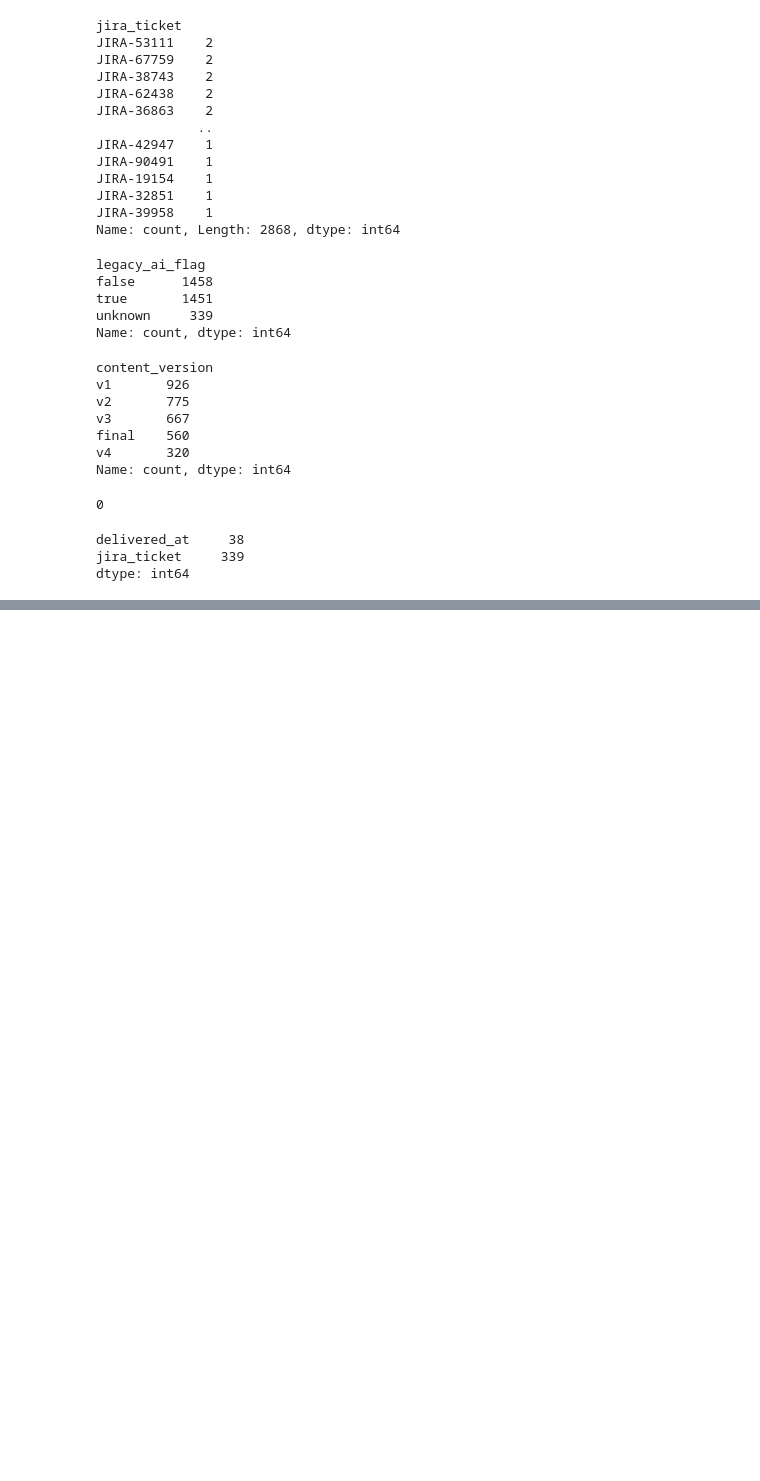
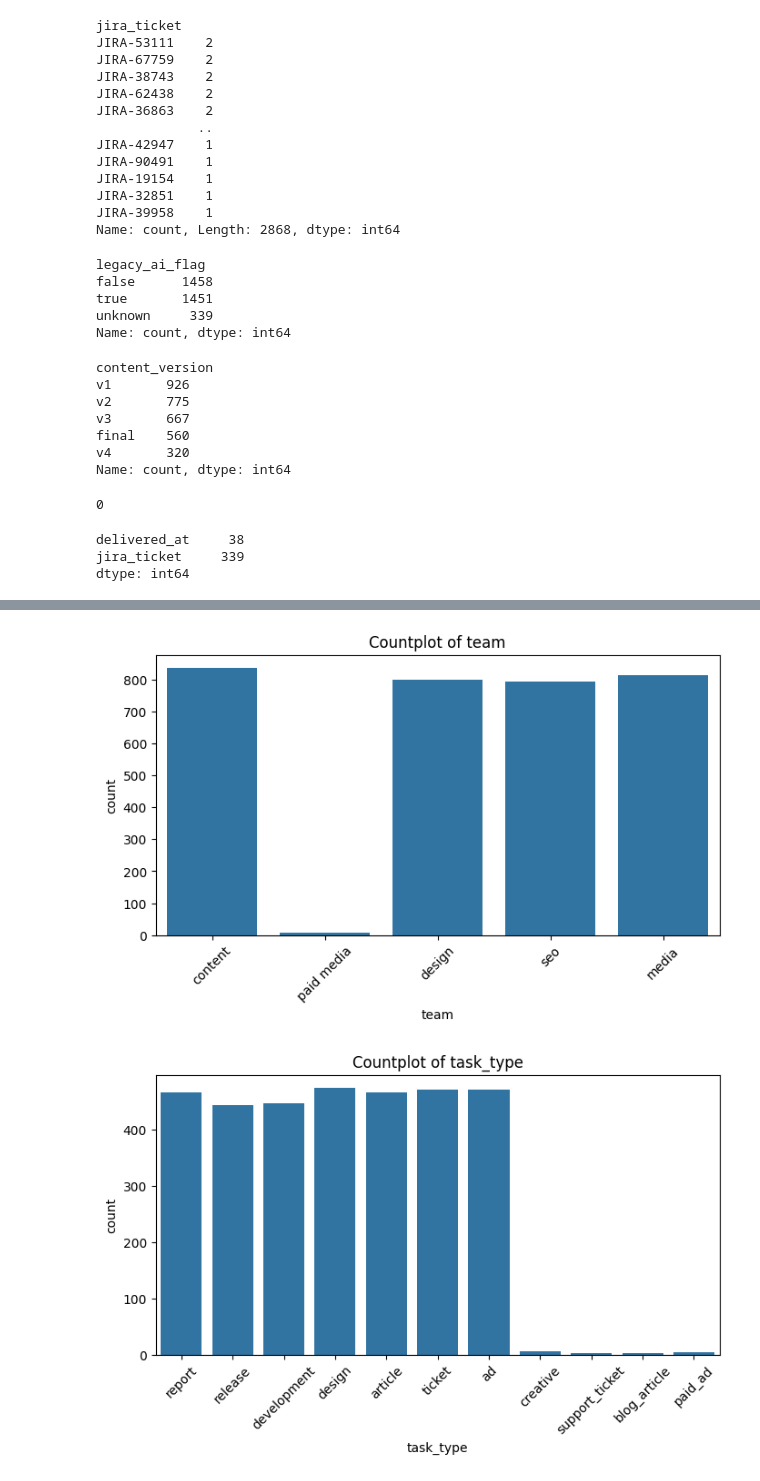
Before and after one commit to Cam-crt/FCM-Data-Alchemist, a Jupyter notebook: src/main.ipynb, the cells around one changed output, grey strips where cells are left out. Saved outputs shown, nothing was run; the diff lists cells and outputs as text; code cells hidden in the pictures; blank space fills up the shorter version.

```diff
--- a/src/main.ipynb
+++ b/src/main.ipynb
@@ -873,0 +955,16 @@ dtype: int64
+# %%
+cat_cols = ["team", "task_type", "seniority", "task_status",
+            "workflow_stage", "client_tier", "pricing_model",
+            "deadline_pressure", "ai_assisted", "legacy_ai_flag",
+            "scope_change_flag", "content_version"]
+# %%
+#countplot for categorical variables
+for col in cat_cols:
+    plt.figure(figsize=(8, 4))
+    sns.countplot(data=raw_df, x=col)
+    plt.title(f"Countplot of {col}")
+    plt.xticks(rotation=45)
+    plt.show()
+# %% [output]
+[figure, added]
+[figure, added]
```
Also changed, not shown: parts of 22 cells of this notebook, 1 other file.
